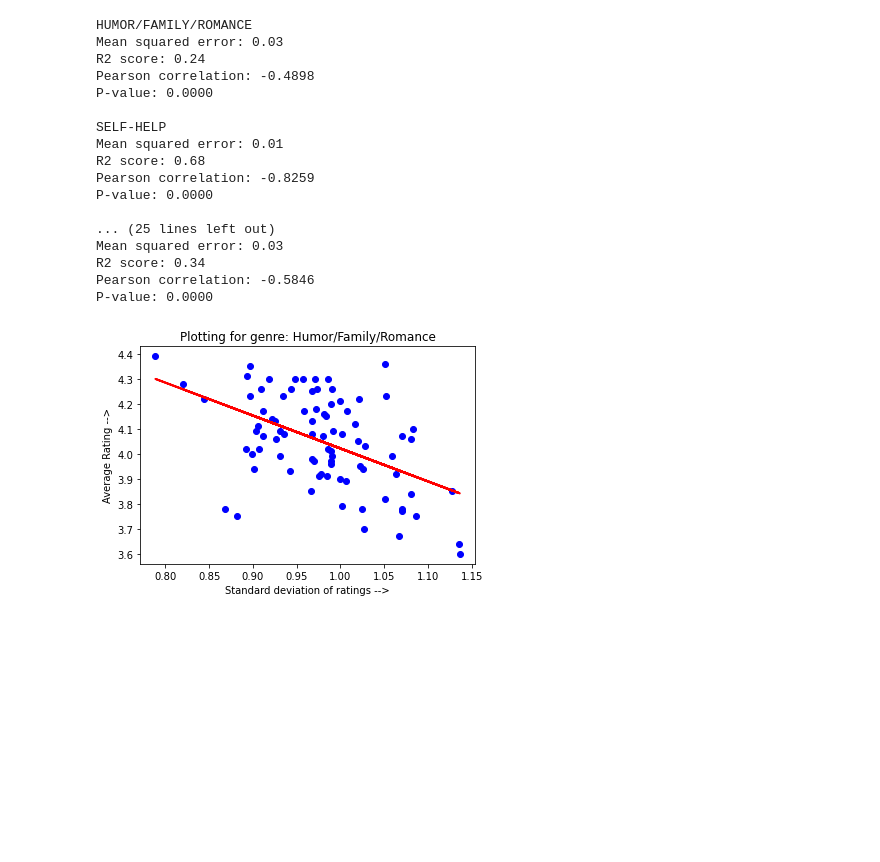
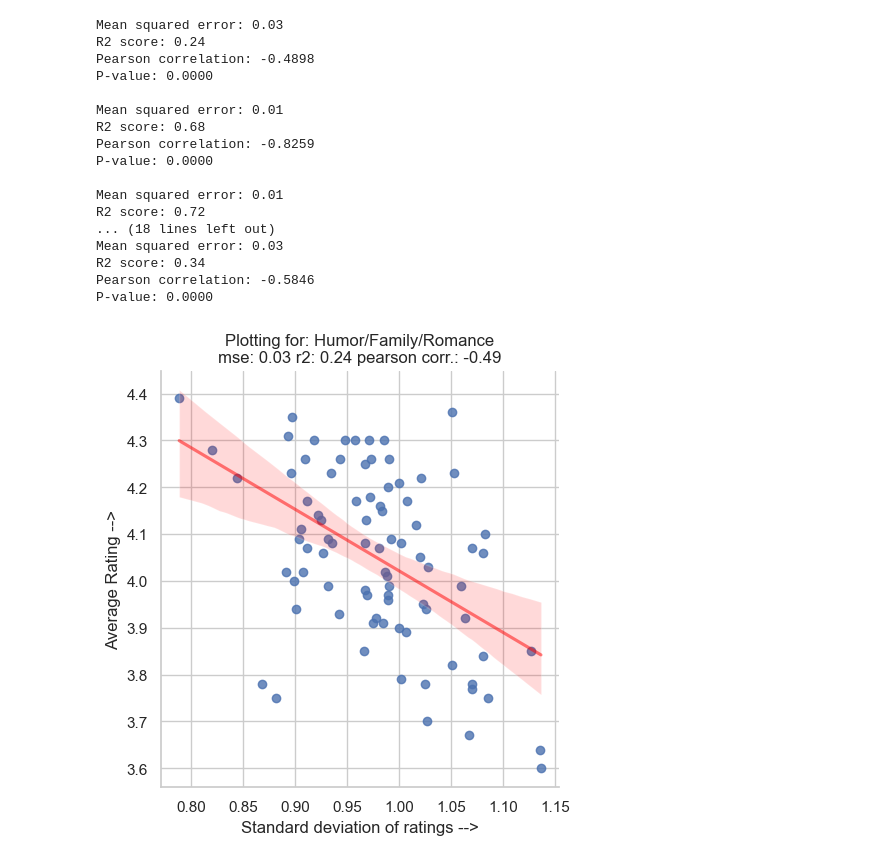
Before and after one commit to agshar96/Data-Literacy-Final-Project, a Jupyter notebook: Controversial Exploration.ipynb, the cells around one changed output. Saved outputs shown, nothing was run; the diff lists cells and outputs as text; code cells hidden in the pictures; blank space fills up the shorter version.

```diff
--- a/Controversial Exploration.ipynb
+++ b/Controversial Exploration.ipynb
@@ -2,7 +2,11 @@
 import pandas as pd
 import numpy as np
 from numpy.random import default_rng
+import seaborn as sns
+sns.set_theme(style='whitegrid')
 import matplotlib.pyplot as plt
+import matplotlib
+matplotlib.rcParams['font.size'] = 12.0
 import scipy
 from sklearn import datasets, linear_model
 from sklearn.metrics import mean_squared_error, r2_score
@@ -63,13 +67,15 @@ bookdataset =  pd.read_csv('BookDataset.csv')
 for key, value in map_genre.items():
     bookdataset.loc[bookdataset["final genre"] == key, "final genre"] = value
 # %%
-def create_regression_plot(X, Y, Y_pred, x_label, y_label, axs):
-    axs.scatter(X, Y, color="blue")
-    axs.plot(X, Y_pred, color="red", linewidth=2)
-    axs.ticklabel_format(style='plain', axis='y', scilimits=(0, 0))
-    axs.ticklabel_format(style='sci', axis='x',scilimits=(0, 0))
-    axs.set_xlabel(x_label)
-    axs.set_ylabel(y_label)
+def create_regression_plot(X, Y, x_label, y_label, title):
+    plot_dataframe = pd.DataFrame({x_label:X.reshape(-1), y_label:Y.reshape(-1)})
+    sns.lmplot(x = x_label, y= y_label, data = plot_dataframe, line_kws={'color': 'red', 'alpha': 0.5}).set(title=title)
+#     axs.scatter(X, Y, color="blue")
+#     axs.plot(X, Y_pred, color="red", linewidth=2)
+#     axs.ticklabel_format(style='plain', axis='y', scilimits=(0, 0))
+#     axs.ticklabel_format(style='sci', axis='x',scilimits=(0, 0))
+#     axs.set_xlabel(x_label)
+#     axs.set_ylabel(y_label)
 
 def calc_mean_std_dev(ratings):
     ratings_mean = (np.sum(np.array([5, 4, 3, 2, 1]) * ratings, axis=1)/np.sum(ratings, axis=1)).to_numpy().reshape(-1,1)
@@ -89,9 +95,11 @@ def perform_regression_analysis(X, Y):
     predict_reviews_nums = r_model.predict(X)
 
     ## Mean square error
-    print("Mean squared error: %.2f" % mean_squared_error(Y, predict_reviews_nums))
+    mse = mean_squared_error(Y, predict_reviews_nums)
+    print("Mean squared error: %.2f" % mse)
 
     ## r2_score
+    r2 = r2_score(Y, predict_reviews_nums)
     print("R2 score: %.2f" % r2_score(Y, predict_reviews_nums))
 
     # Pearson correlation
@@ -104,7 +112,7 @@ def perform_regression_analysis(X, Y):
     ## Intersept of the line
     c = r_model.intercept_
 
-    return predict_reviews_nums
+    return predict_reviews_nums, mse, r2, pearson_coef
 
 def calc_std_deviation(ratings, number_of_ratings):
     ratings = ratings.to_numpy().astype('float64')
@@ -199,4 +222,5 @@ P-value: 0.0003
 # %%
-fig, axs = plt.subplots()
-do_ratio_analysis(ratings, number_of_ratings, axs, True)
+regress_y = bookdataset[['Rating']].to_numpy().reshape(-1,1)
+do_ratio_analysis(ratings, number_of_ratings, regress_y, True, "Average rating -->")
+# do_ratio_analysis(ratings, number_of_ratings, number_of_ratings, True)
 # %% [output]
@@ -208,39 +232,37 @@ P-value: 0.1195
 # %%
 ## Per genre analysis. We only plot std-deviation as it gives best relations
 
 unique_values = bookdataset["final genre"].unique()
 
 # fig, axs = plt.subplots(7,1)
 count = 0
 for genre in unique_values:
     dataSubset = bookdataset.loc[bookdataset["final genre"] == genre]
     ratings_subset = dataSubset[['RatingDist5', 'RatingDist4', 'RatingDist3', 'RatingDist2',
        'RatingDist1']]
     number_of_ratings_subset = dataSubset[['RatingDistTotal']].to_numpy().reshape(-1,1)
     regress_y = dataSubset[['Rating']].to_numpy().reshape(-1,1)
 
-    string_print = "Plotting for genre: " + str(genre)
-    fig, axs = plt.subplots()
-    axs.set_title(string_print)
-    print(genre.upper())
-    do_std_dev_analysis(ratings_subset, number_of_ratings_subset, regress_y, axs, True, "Average Rating -->")
+#     string_print = "Plotting for genre: " + str(genre)
+#     print(genre.upper())
+    do_std_dev_analysis(ratings_subset, number_of_ratings_subset, regress_y, True, "Average Rating -->", genre)
     print()
 # %% [output]
-HUMOR/FAMILY/ROMANCE
 Mean squared error: 0.03
 R2 score: 0.24
 Pearson correlation: -0.4898
 P-value: 0.0000
 
-SELF-HELP
 Mean squared error: 0.01
 R2 score: 0.68
 Pearson correlation: -0.8259
 P-value: 0.0000
 
-... (25 lines left out)
+Mean squared error: 0.01
+R2 score: 0.72
+... (18 lines left out)
 Mean squared error: 0.03
 R2 score: 0.34
 Pearson correlation: -0.5846
 P-value: 0.0000
-[figure, old version]
+[figure, new version]
```
Also changed, not shown: parts of 7 cells of this notebook.
